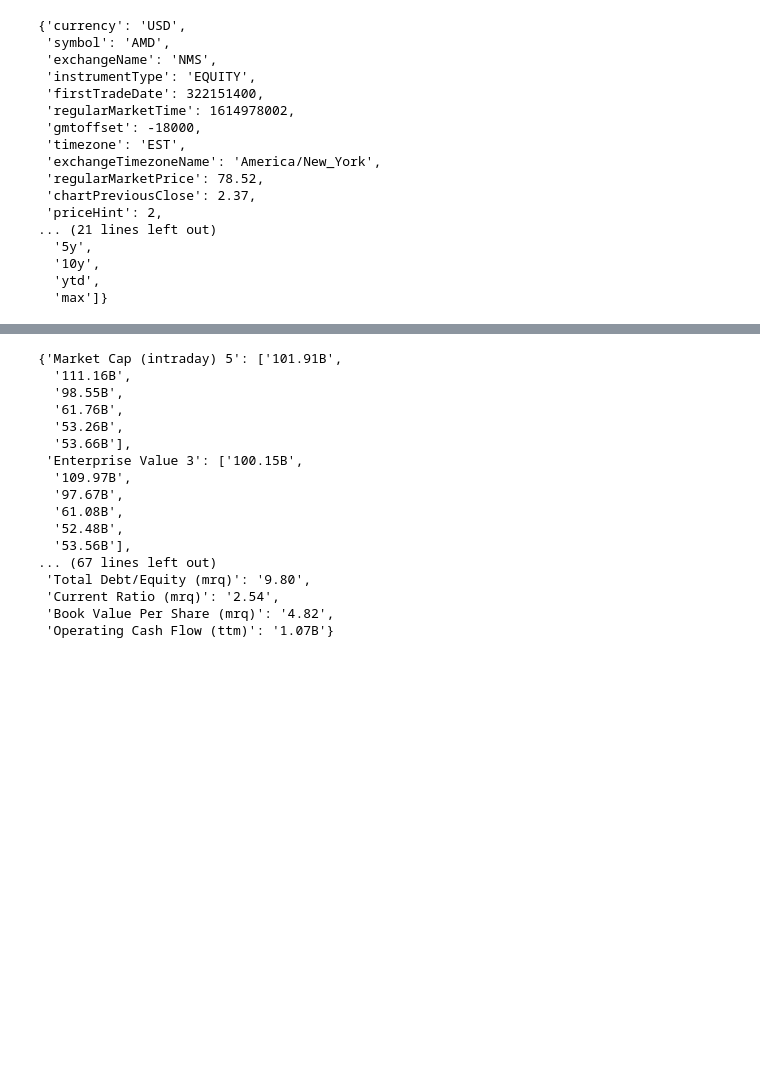
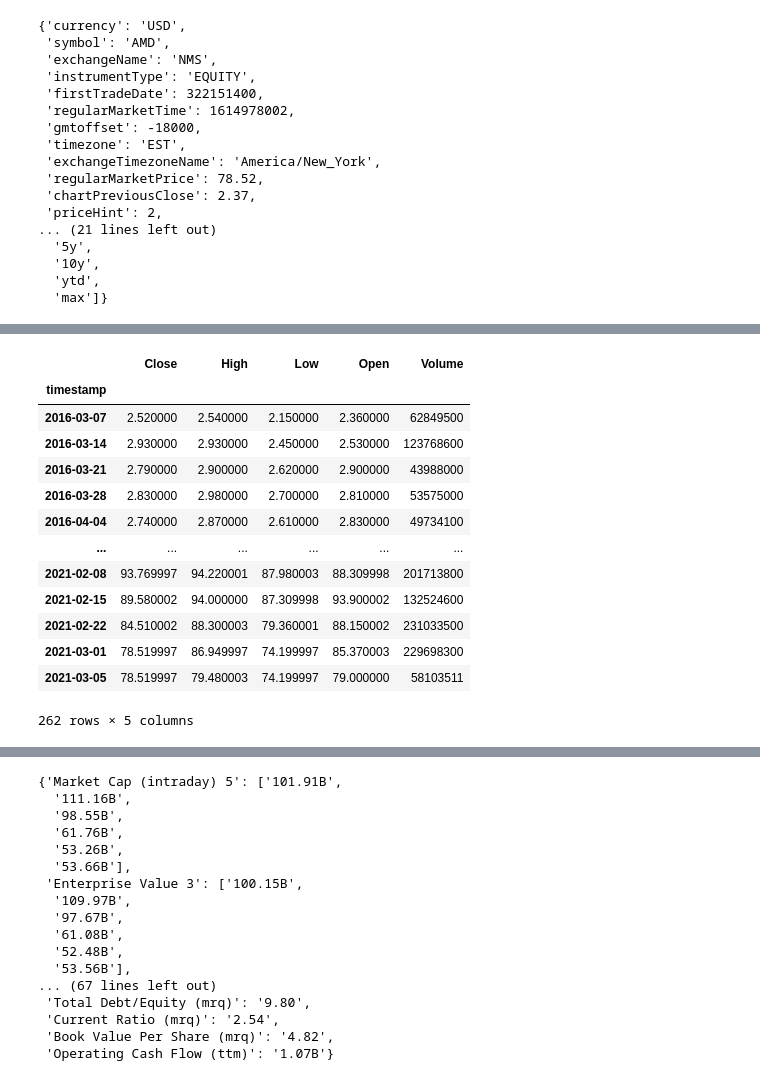
Before and after one commit to ericsturman/jupyter-finance-with-scraping, a Jupyter notebook: moving-averages-and-stocastics.ipynb, the cells around one changed output, grey strips where cells are left out. Drawn from its saved outputs; the diff is of its cells as text; code cells hidden in the pictures; blank space fills up the shorter version.

```diff
--- a/moving-averages-and-stocastics.ipynb
+++ b/moving-averages-and-stocastics.ipynb
@@ -98,3 +100,40 @@ longPrice
+# %%
+longPrice = longMetadataAndPrice["price"]
+# longPrice.columns = ["timestamp", "Close", "Open", "High", "Volume", "Low"]
+longPrice = longPrice.dropna()
+longPrice["Close"]=longPrice["close"]
+longPrice["High"]=longPrice["high"]
+longPrice["Low"]=longPrice["low"]
+longPrice["Open"]=longPrice["open"]
+longPrice["Volume"]=longPrice["volume"]
+del longPrice['close']
+del longPrice['high']
+del longPrice['low']
+del longPrice['open']
+del longPrice['volume']
+
+longPrice['timestamp']=longPrice["timestamp"].apply(lambda x: pd.Timestamp(x, unit='s').date())
+longPrice['timestamp']=pd.DatetimeIndex(longPrice["timestamp"])
+
+longPrice = longPrice.set_index('timestamp')
+# price = pd.read_csv("index_problem.csv", index_col=0, parse_dates=True)
+
+longPrice
+# %% [output]
+|  | Close | High | Low | Open | Volume |
+| timestamp |  |  |  |  |  |
+| 2016-03-07 | 2.520000 | 2.540000 | 2.150000 | 2.360000 | 62849500 |
+| 2016-03-14 | 2.930000 | 2.930000 | 2.450000 | 2.530000 | 123768600 |
+| 2016-03-21 | 2.790000 | 2.900000 | 2.620000 | 2.900000 | 43988000 |
+| 2016-03-28 | 2.830000 | 2.980000 | 2.700000 | 2.810000 | 53575000 |
+| 2016-04-04 | 2.740000 | 2.870000 | 2.610000 | 2.830000 | 49734100 |
+| ... | ... | ... | ... | ... | ... |
+| 2021-02-08 | 93.769997 | 94.220001 | 87.980003 | 88.309998 | 201713800 |
+| 2021-02-15 | 89.580002 | 94.000000 | 87.309998 | 93.900002 | 132524600 |
+| 2021-02-22 | 84.510002 | 88.300003 | 79.360001 | 88.150002 | 231033500 |
+| 2021-03-01 | 78.519997 | 86.949997 | 74.199997 | 85.370003 | 229698300 |
+| 2021-03-05 | 78.519997 | 79.480003 | 74.199997 | 79.000000 | 58103511 |
+262 rows × 5 columns
 # %%
 from backtesting import Backtest, Strategy
 from backtesting.lib import crossover
```
Also changed, not shown: parts of 5 cells of this notebook, 1 other file.
